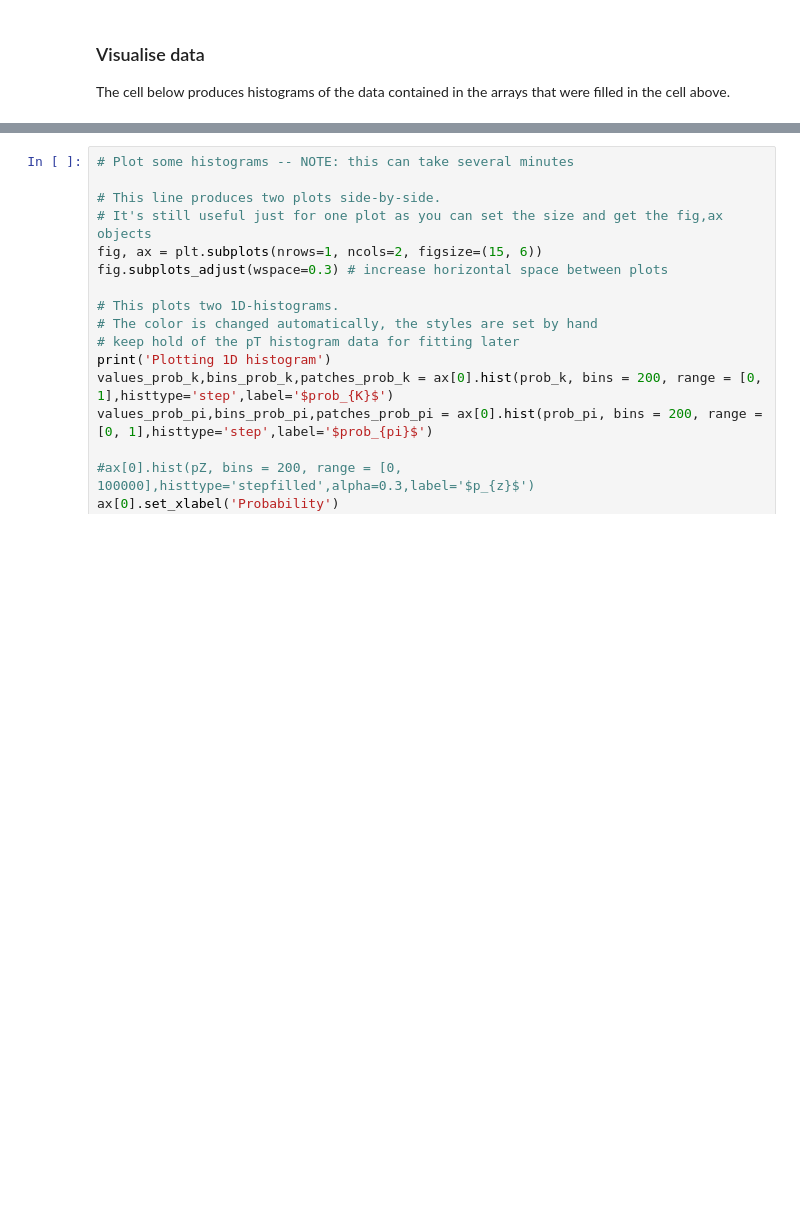
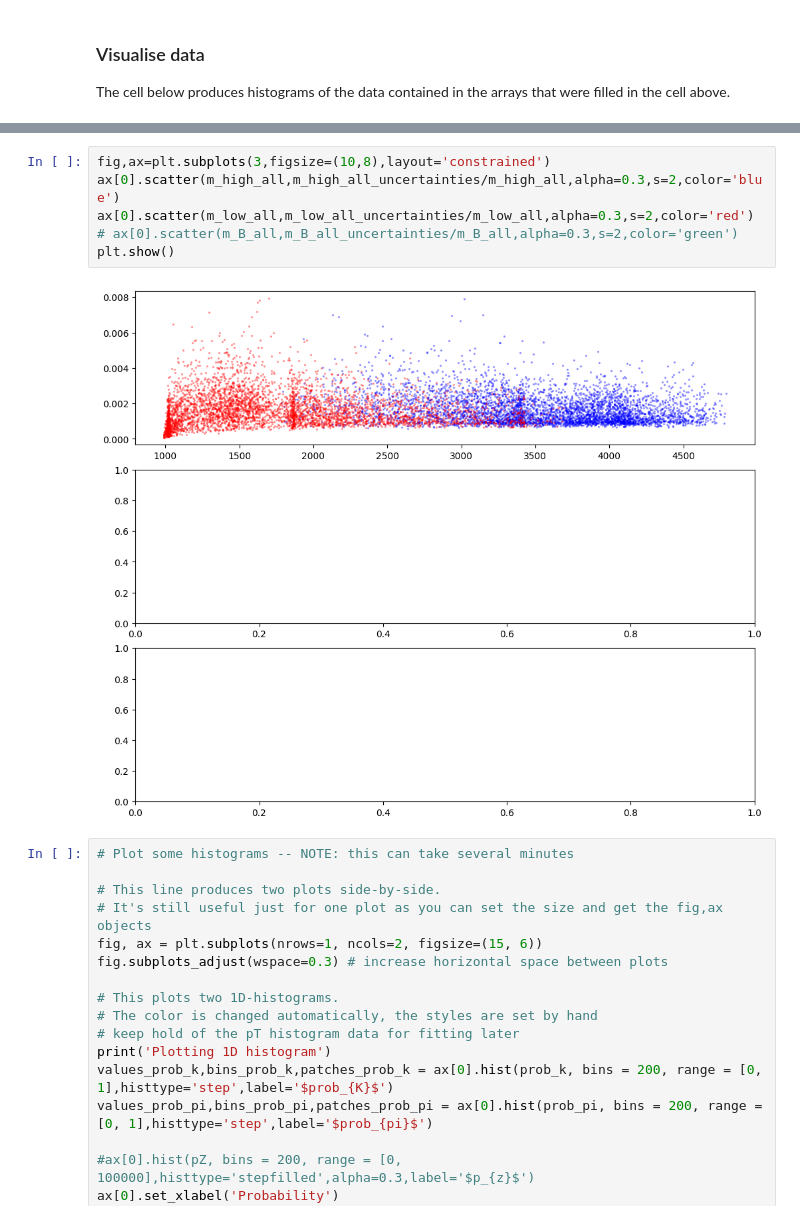
Before and after one commit to damianfrench/MatterAntimatterLab, a Jupyter notebook: Analysis_example.ipynb, the cells around one changed output, grey strips where cells are left out. Drawn from its saved outputs; the diff is of its cells as text; blank space fills up the shorter version.

```diff
--- a/Analysis_example.ipynb
+++ b/Analysis_example.ipynb
@@ -517,3 +518,11 @@ Plotting 1D histogram
+# %%
+fig,ax=plt.subplots(3,figsize=(10,8),layout='constrained')
+ax[0].scatter(m_high_all,m_high_all_uncertainties/m_high_all,alpha=0.3,s=2,color='blue')
+ax[0].scatter(m_low_all,m_low_all_uncertainties/m_low_all,alpha=0.3,s=2,color='red')
+# ax[0].scatter(m_B_all,m_B_all_uncertainties/m_B_all,alpha=0.3,s=2,color='green')
+plt.show()
+# %% [output]
+[figure, added]
 # %%
 # Plot some histograms -- NOTE: this can take several minutes
 
```
Also changed, not shown: parts of 2 cells of this notebook.
